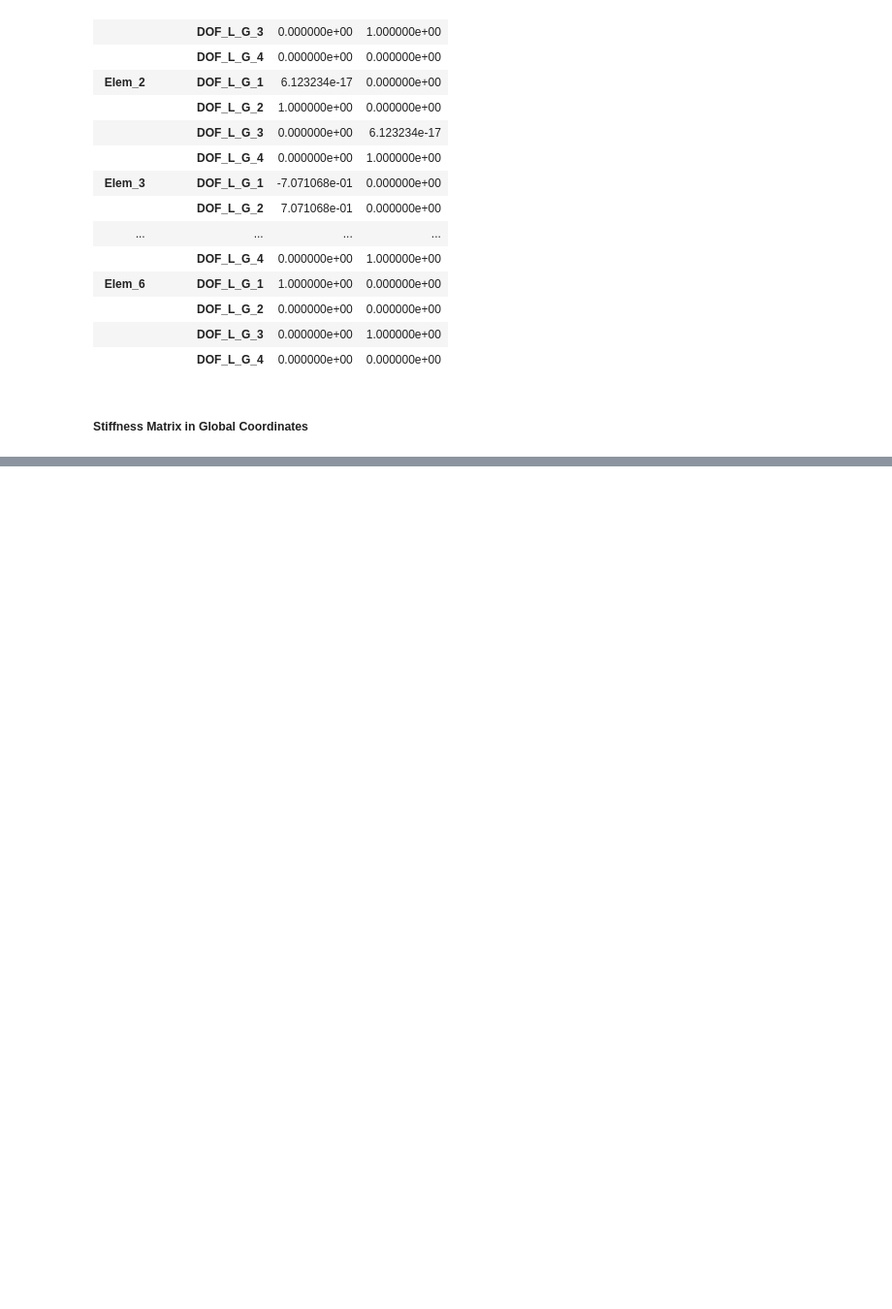
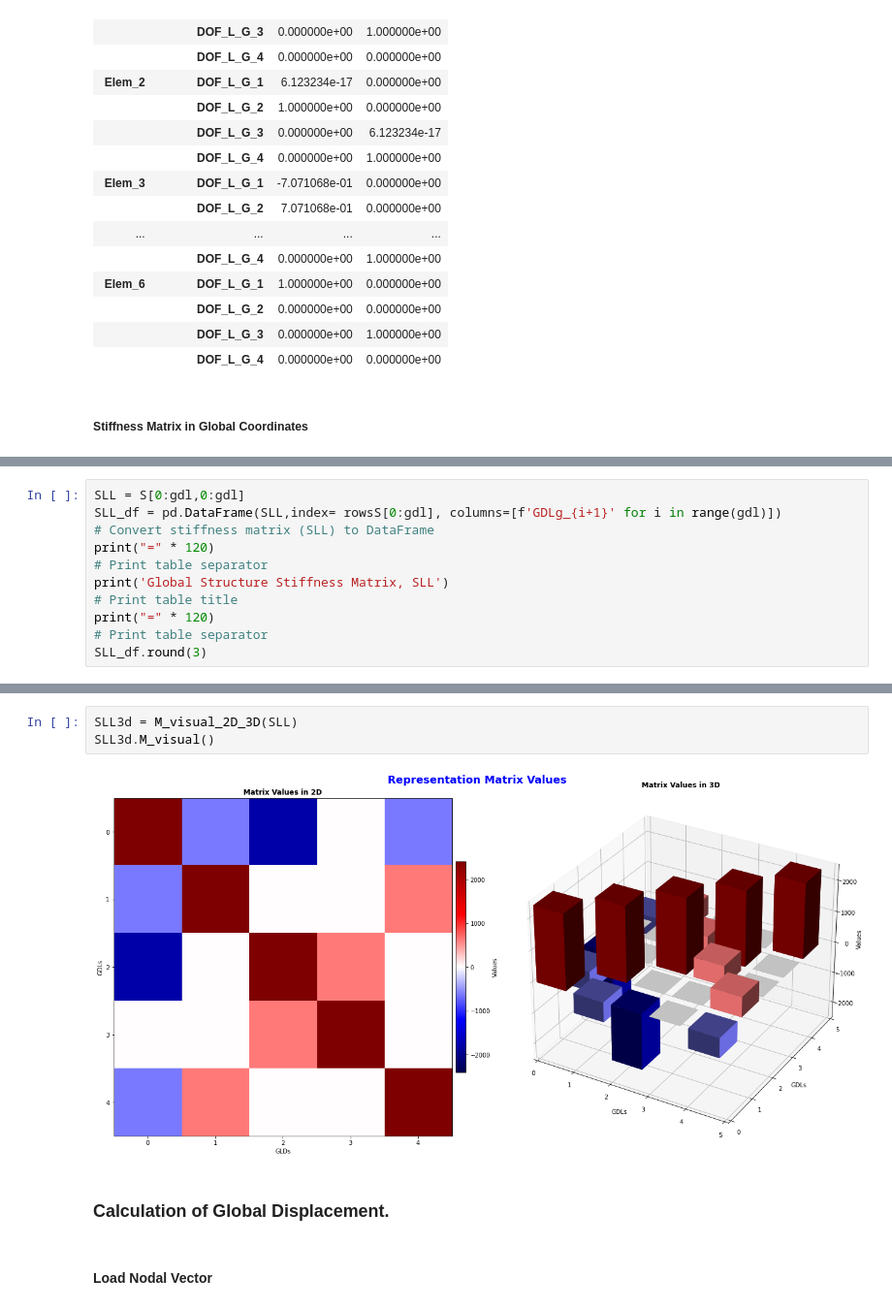
Before and after one commit to Normando1945/Repo_Maxtrix_Analisys, a Jupyter notebook: examples/Example_Truss.ipynb, the cells around one changed output, grey strips where cells are left out. Shown at 97% size. Drawn from its saved outputs; the diff is of its cells as text; blank space fills up the shorter version.

```diff
--- a/examples/Example_Truss.ipynb
+++ b/examples/Example_Truss.ipynb
@@ -136,0 +259,7 @@ Keg_all
+# %%
+SLL = S[0:gdl,0:gdl]
+SLL_df = pd.DataFrame(SLL,index= rowsS[0:gdl], columns=[f'GDLg_{i+1}' for i in range(gdl)])                             # Convert stiffness matrix (SLL) to DataFrame
+print("=" * 120)                                                                                                        # Print table separator
+print('Global Structure Stiffness Matrix, SLL')                                                                         # Print table title
+print("=" * 120)                                                                                                        # Print table separator
+SLL_df.round(3)
@@ -136,0 +276,9 @@ Keg_all
+# %%
+SLL3d = M_visual_2D_3D(SLL)
+SLL3d.M_visual()
+# %% [output]
+[figure, added]
+# %% [markdown]
+### Calculation of Global Displacement.
+# %% [markdown]
+#### Load Nodal Vector
```
Also changed, not shown: parts of 16 cells of this notebook, 3 other files.
